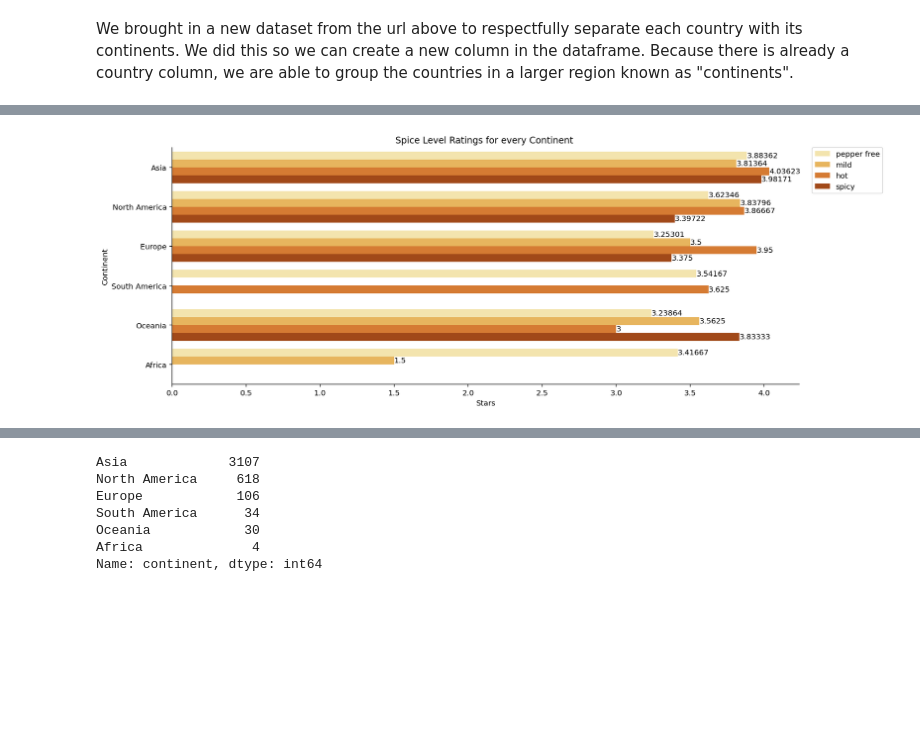
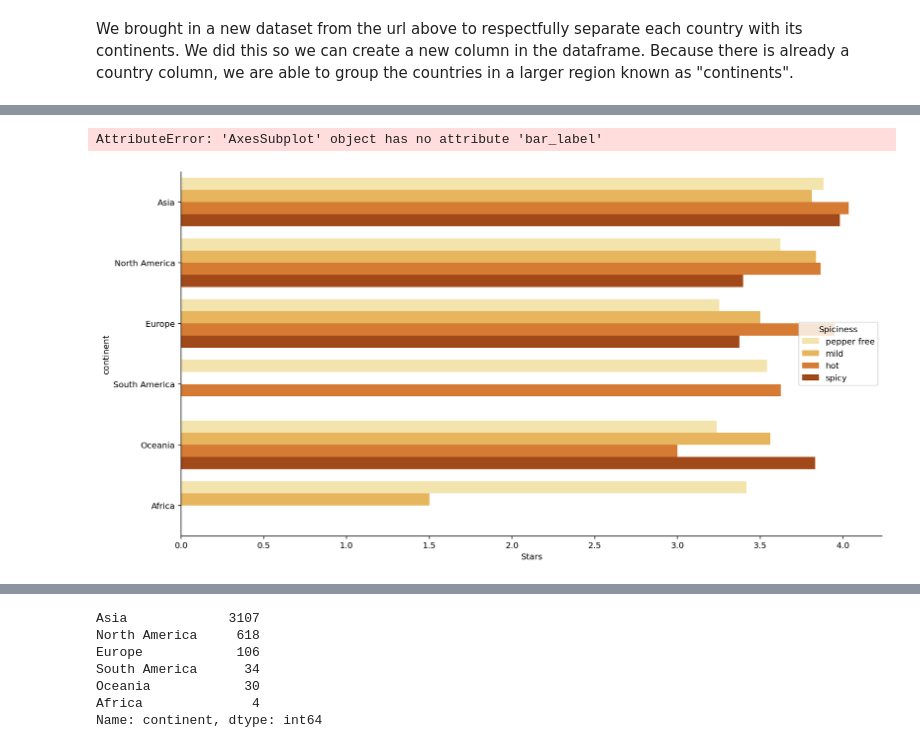
Before and after one commit to COGS108/Group_035-Fa22, a Jupyter notebook: EDACheckpointGroup_035-Fa22.ipynb, the cells around one changed output, grey strips where cells are left out. Saved outputs shown, nothing was run; the diff lists cells and outputs as text; code cells hidden in the pictures; blank space fills up the shorter version.

```diff
--- a/EDACheckpointGroup_035-Fa22.ipynb
+++ b/EDACheckpointGroup_035-Fa22.ipynb
@@ -322,21 +311,22 @@ barplot_stars_rating.set_xlabel('Spiciness');
 # %%
-plt.figure(figsize = (15, 5.79654))
+plt.figure(figsize = (15, 8))
 
 barplot_continent_stars_spiciness_2 = sns.barplot(data = new_df, x = 'Stars', y = 'continent', hue = 'Spiciness', palette = 'YlOrBr', ci = None)
 
 # remove the top and right lines
 sns.despine()
 
 #labeling bars
 for container in barplot_continent_stars_spiciness_2.containers:
     barplot_continent_stars_spiciness_2.bar_label(container)
 
 #place legend outside top right corner of plot
 plt.legend(bbox_to_anchor=(1.02, 1), loc='upper left', borderaxespad=0)
 
 # add title and axis labels (modify x-axis label)
 barplot_continent_stars_spiciness_2.set_title('Spice Level Ratings for every Continent ')
 barplot_continent_stars_spiciness_2.set_xlabel('Stars')
 barplot_continent_stars_spiciness_2.set_ylabel('Continent');
 # %% [output]
+AttributeError: 'AxesSubplot' object has no attribute 'bar_label'
-[figure, old version]
+[figure, new version]
```
Also changed, not shown: parts of 36 cells of this notebook, 1 other file.
